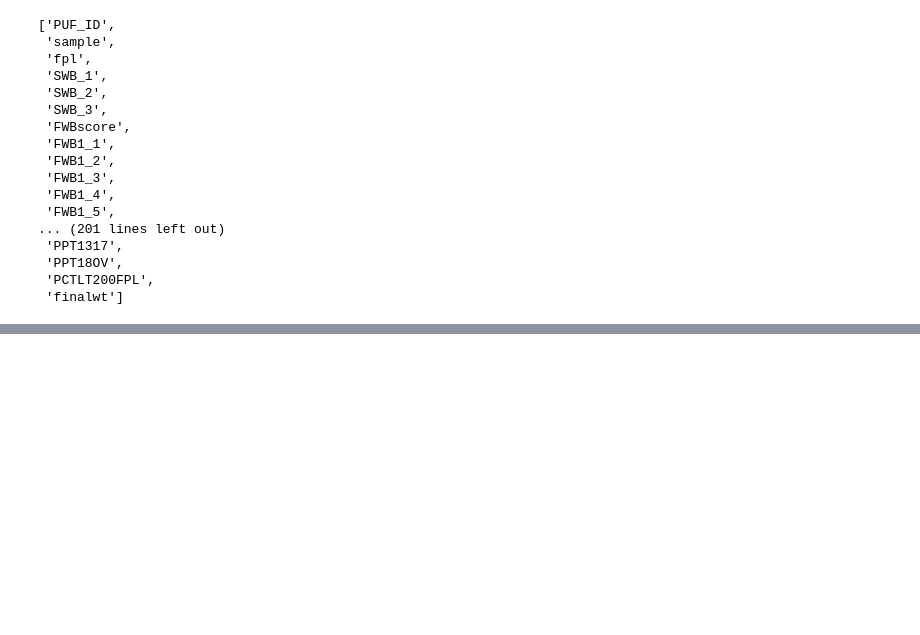
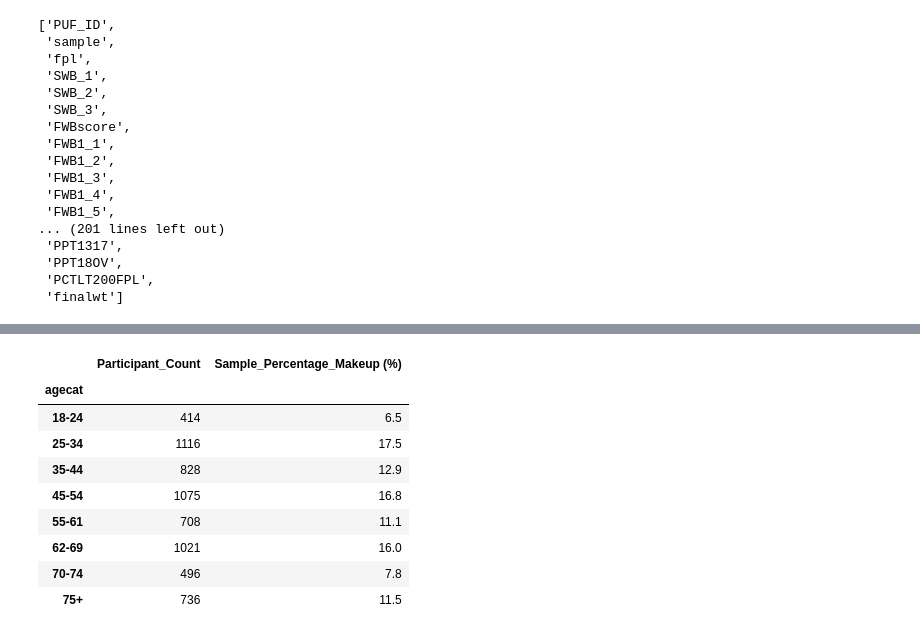
Before and after one commit to ds4a-team85/cohort2020-team-project, a Jupyter notebook: dataset_details_Financial_Well_Being_Survey.ipynb, the cells around one changed output, grey strips where cells are left out. Saved outputs shown, nothing was run; the diff lists cells and outputs as text; code cells hidden in the pictures; blank space fills up the shorter version.

```diff
--- a/dataset_details_Financial_Well_Being_Survey.ipynb
+++ b/dataset_details_Financial_Well_Being_Survey.ipynb
@@ -1440,3 +1440,8 @@ list(df.columns)
  'PPT18OV',
  'PCTLT200FPL',
  'finalwt']
+# %%
+race_ethnicity_stats = df.loc[:,['PPETHM','PUF_ID']].groupby(['PPETHM']).count().rename(columns={'PUF_ID':'Participant_Count'})
+participant_count = race_ethnicity_stats['Participant_Count'].sum()
+race_ethnicity_stats['Sample_Percentage_Makeup (%)'] = round(race_ethnicity_stats['Participant_Count']/participant_count*100,1)
+race_ethnicity_stats
@@ -1442,0 +1455,15 @@ list(df.columns)
+# %%
+age_stats = df.loc[:,['agecat','PUF_ID']].groupby(['agecat']).count().rename(columns={'PUF_ID':'Participant_Count'})
+age_stats['Sample_Percentage_Makeup (%)'] = round(age_stats['Participant_Count']/participant_count*100,1)
+age_stats
+# %% [output]
+|  | Participant_Count | Sample_Percentage_Makeup (%) |
+| agecat |  |  |
+| 18-24 | 414 | 6.5 |
+| 25-34 | 1116 | 17.5 |
+| 35-44 | 828 | 12.9 |
+| 45-54 | 1075 | 16.8 |
+| 55-61 | 708 | 11.1 |
+| 62-69 | 1021 | 16.0 |
+| 70-74 | 496 | 7.8 |
+| 75+ | 736 | 11.5 |
```
Also changed, not shown: parts of 3 cells of this notebook.
